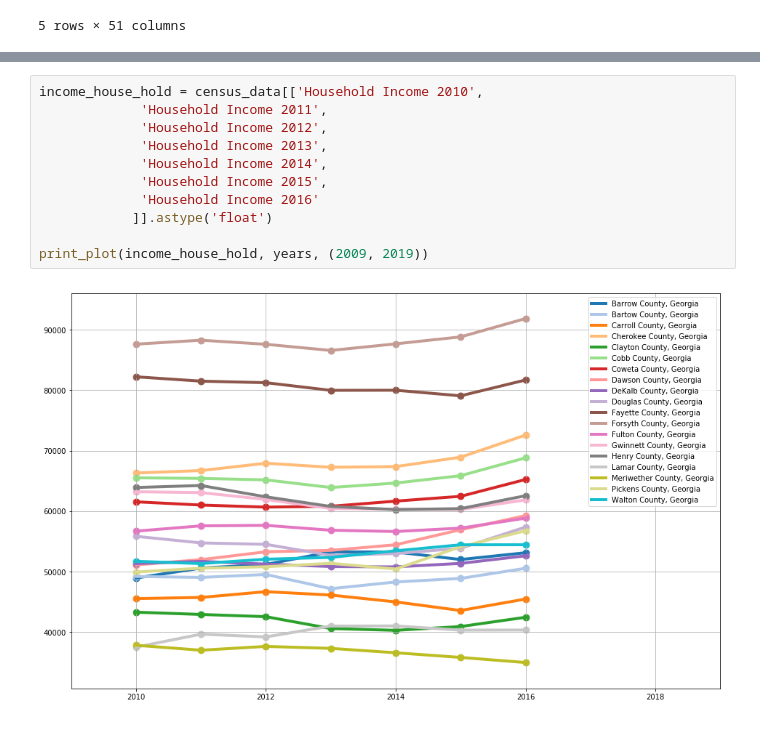
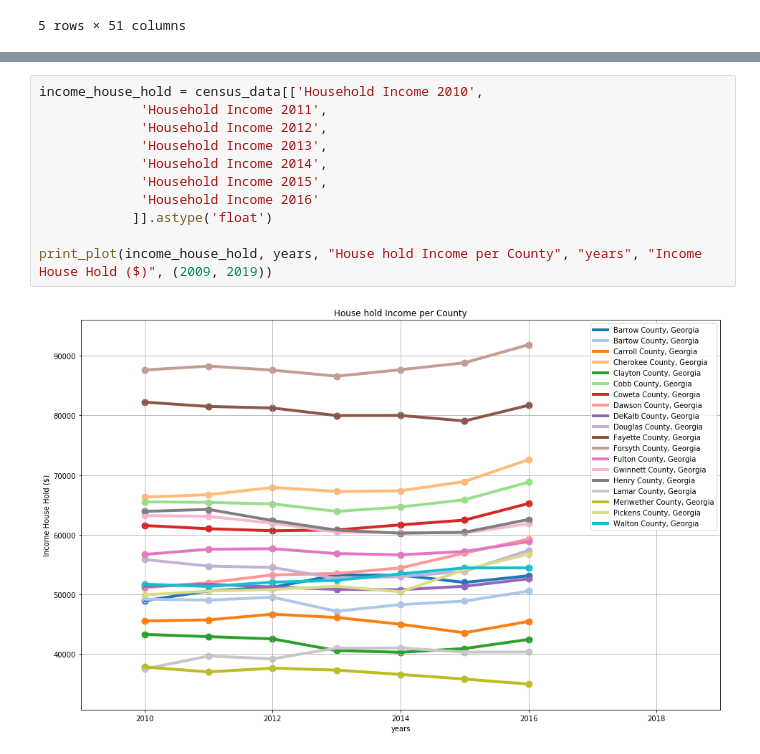
Before and after one commit to ricleongo/HousePricePredict, a Jupyter notebook: data_exploration.ipynb, the cells around one changed output, grey strips where cells are left out. Drawn from its saved outputs; the diff is of its cells as text.

```diff
--- a/data_exploration.ipynb
+++ b/data_exploration.ipynb
@@ -209,13 +236,13 @@ print_plot(income_capita, years, (2009, 2019))
 # %%
 income_house_hold = census_data[['Household Income 2010',
              'Household Income 2011',
              'Household Income 2012',
              'Household Income 2013',
              'Household Income 2014',
              'Household Income 2015',
              'Household Income 2016'
             ]].astype('float')
 
-print_plot(income_house_hold, years, (2009, 2019))
+print_plot(income_house_hold, years, "House hold Income per County", "years", "Income House Hold ($)", (2009, 2019))
 # %% [output]
-[figure, old version]
+[figure, new version]
```
Also changed, not shown: parts of 8 cells of this notebook, 1 other file.
